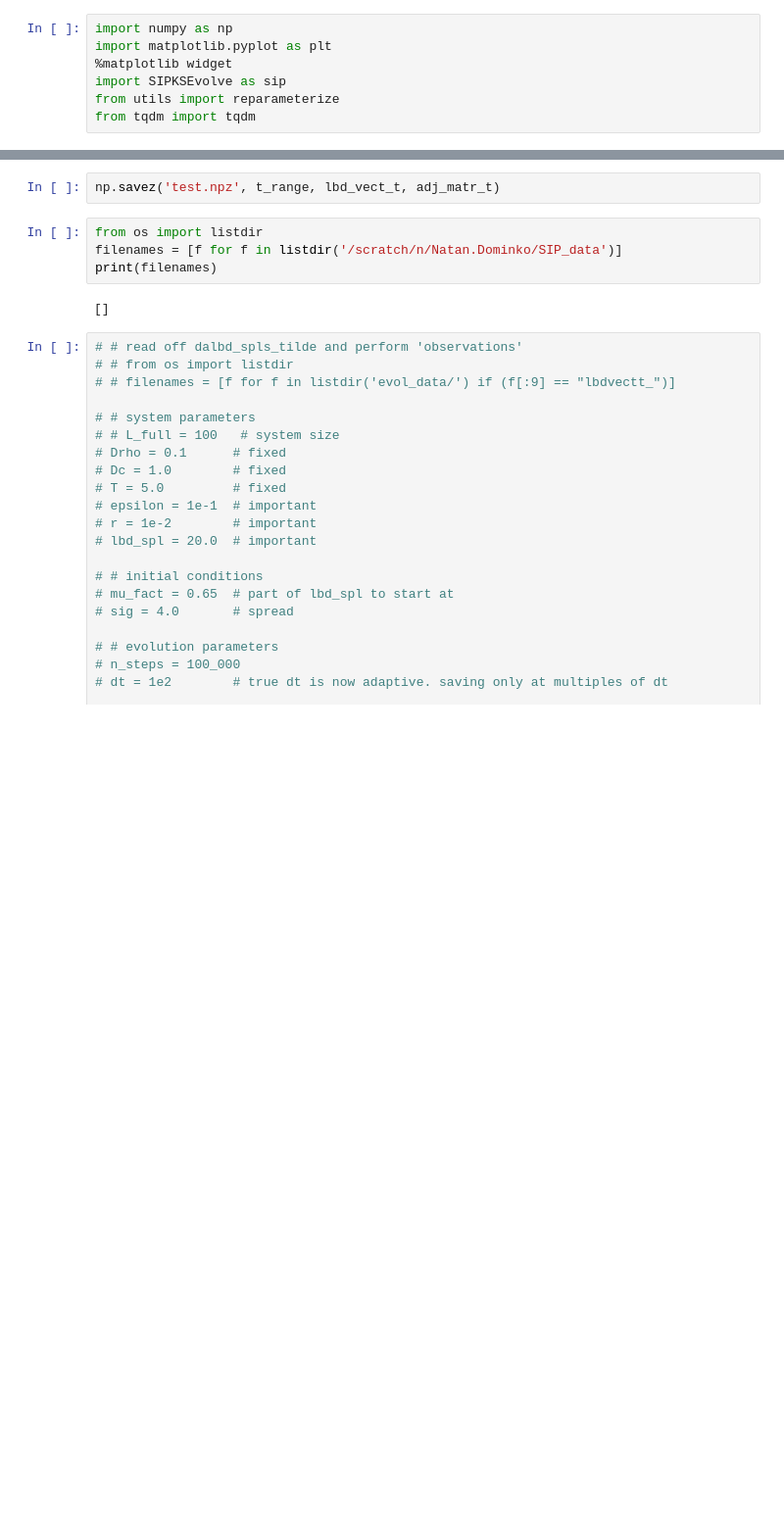
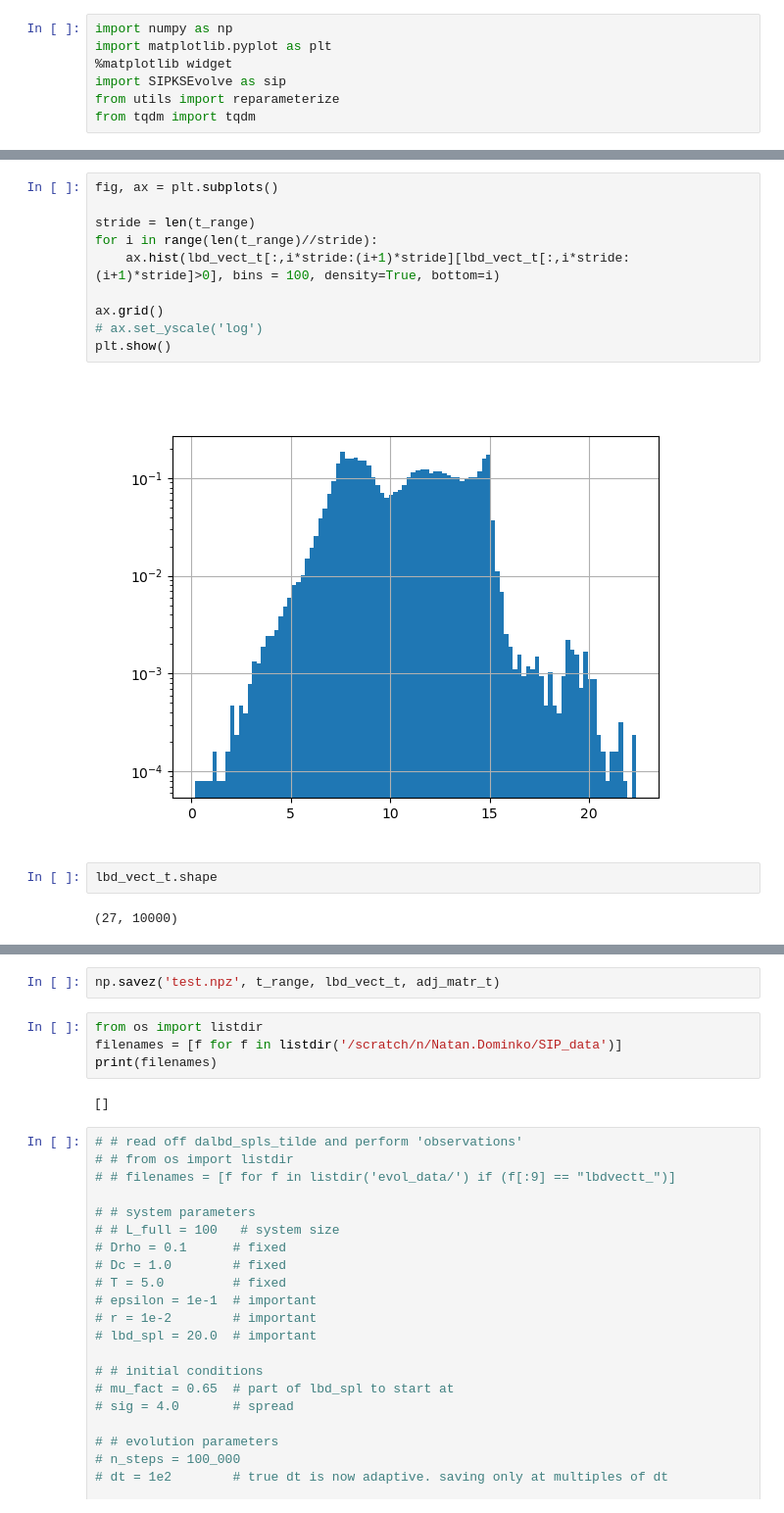
Before and after one commit to dknatan/KS_data_analysis, a Jupyter notebook: peaks_analysis/interacting_stoch_particles.ipynb, the cells around one changed output, grey strips where cells are left out. Shown at 98% size. Saved outputs shown, nothing was run; the diff lists cells and outputs as text; blank space fills up the shorter version.

```diff
--- a/peaks_analysis/interacting_stoch_particles.ipynb
+++ b/peaks_analysis/interacting_stoch_particles.ipynb
@@ -57,0 +76,16 @@ Canvas(toolbar=Toolbar(toolitems=[('Home', 'Reset original view', 'home', 'home'
+# %%
+fig, ax = plt.subplots()
+
+stride = len(t_range)
+for i in range(len(t_range)//stride):
+    ax.hist(lbd_vect_t[:,i*stride:(i+1)*stride][lbd_vect_t[:,i*stride:(i+1)*stride]>0], bins = 100, density=True, bottom=i)
+
+ax.grid()
+# ax.set_yscale('log')
+plt.show()
+# %% [output]
+[figure, added]
+# %%
+lbd_vect_t.shape
+# %% [output]
+(27, 10000)
```
Also changed, not shown: parts of 15 cells of this notebook, 5 other files.
